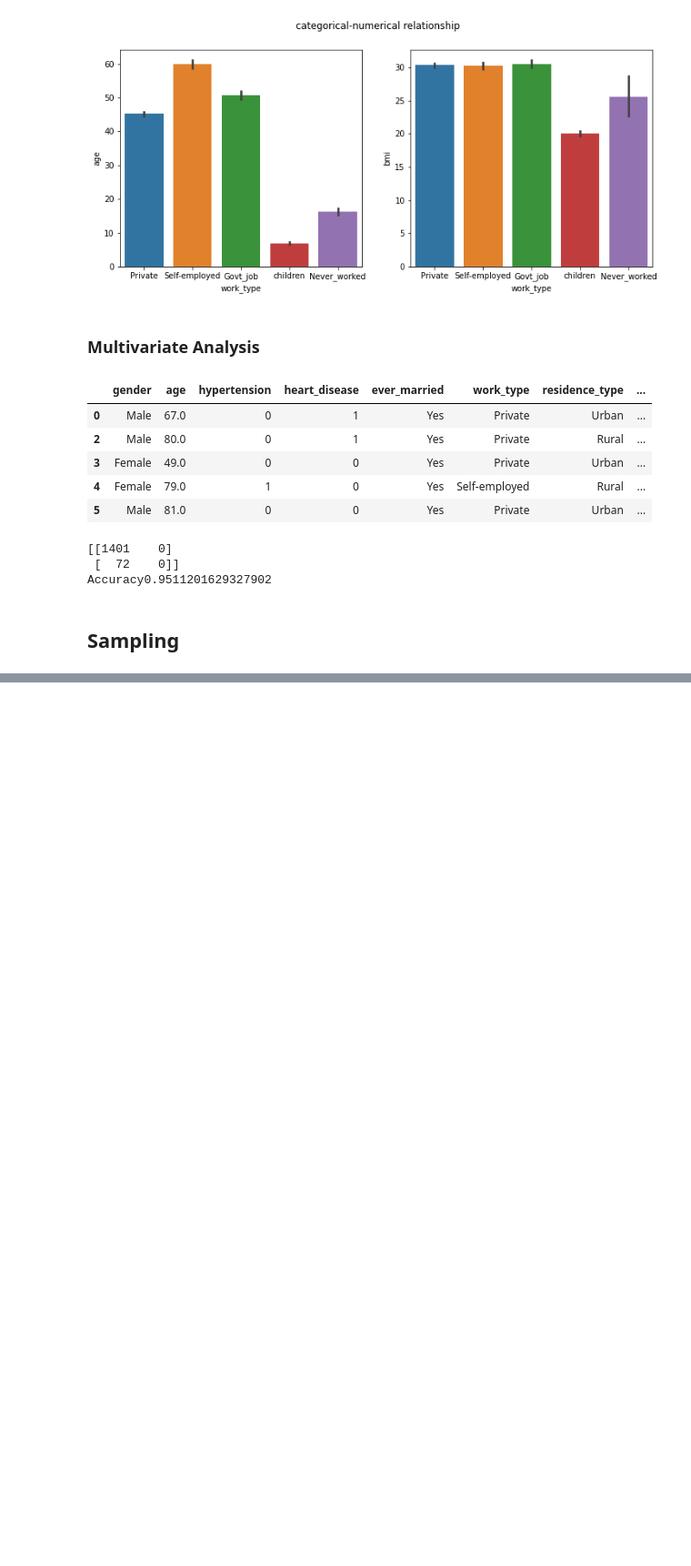
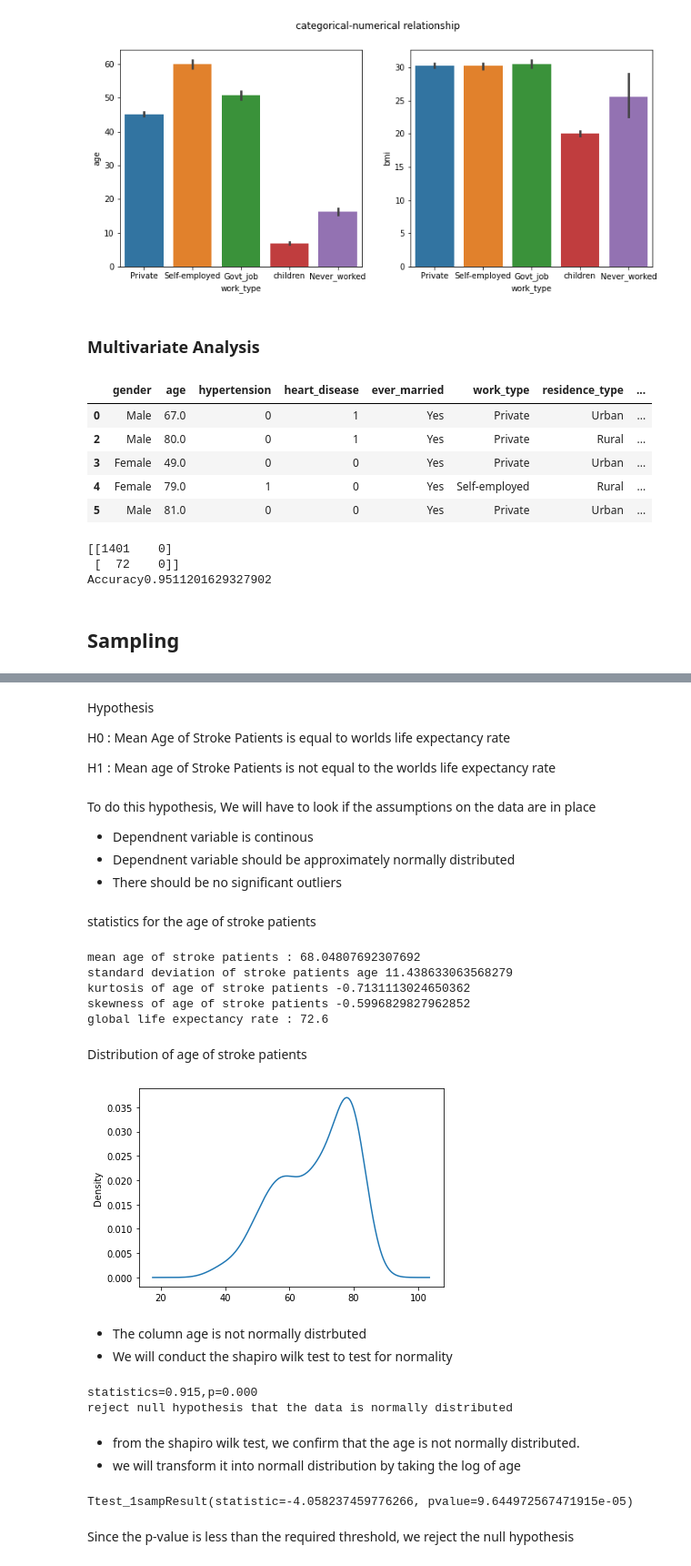
Before and after one commit to quincynjoroge/stroke-health-care-analysis, a Jupyter notebook: Stroke_Analysis.ipynb, the cells around one changed output, grey strips where cells are left out. Shown at 91% size. Saved outputs shown, nothing was run; the diff lists cells and outputs as text; code cells hidden in the pictures; blank space fills up the shorter version.

Commit message:
Conducted hypothesis testing. Used the T-test.

```diff
--- a/Stroke_Analysis.ipynb
+++ b/Stroke_Analysis.ipynb
@@ -862,0 +869,3 @@ Accuracy0.9511201629327902
+# %%
+sufferedstoke=healthdata[healthdata['stroke']==1]
+sufferedstoke.head()
@@ -866,7 +886,7 @@ We will create a proportionate stratified sample using our age column. Our sampl
 # We are going to appliy a function that puts each subset into a random sample with a size of 245 while strictly maintaining the population's proportions.
 
 # Stratified sample
-healthdata_sample = healthdata.groupby('age', group_keys=False).apply(lambda grouped_subset : grouped_subset.sample(frac=0.05))
+healthdata_sample = sufferedstoke.groupby('age', group_keys=False).apply(lambda grouped_subset : grouped_subset.sample(frac=0.5))
 
 # proportion of the non_stratified sample
 print(healthdata_sample['age'].value_counts())
@@ -893,0 +916,66 @@ Name: age, Length: 81, dtype: int64
+# %% [markdown]
+Hypothesis
+
+H0 : Mean Age of Stroke Patients is equal to worlds life expectancy rate
+
+H1 : Mean age of Stroke Patients is not equal to the worlds life expectancy rate
+# %% [markdown]
+To do this hypothesis, We will have to look if the assumptions on the data are in place
+
+- Dependnent variable is continous
+- Dependnent variable should be approximately normally distributed
+- There should be no significant outliers
+# %% [markdown]
+statistics for the age of stroke patients
+# %%
+meanageofstroke=healthdata_sample['age'].mean()
+standard_deviation_of_stroke_patients_age=healthdata_sample['age'].std()
+global_life_expectancy_rate=72.6
+
+print('mean age of stroke patients :',healthdata_sample['age'].mean())
+print('standard deviation of stroke patients age',healthdata_sample['age'].std())
+print('kurtosis of age of stroke patients',healthdata_sample['age'].kurt())
+print('skewness of age of stroke patients',healthdata_sample['age'].skew())
+print('global life expectancy rate :',global_life_expectancy_rate)
+# %% [output]
+mean age of stroke patients : 68.04807692307692
+standard deviation of stroke patients age 11.438633063568279
+kurtosis of age of stroke patients -0.7131113024650362
+skewness of age of stroke patients -0.5996829827962852
+global life expectancy rate : 72.6
+# %% [markdown]
+Distribution of age of stroke patients
+# %%
+healthdata_sample['age'].plot(kind='kde')
+plt.show()
+# %% [output]
+[figure, added]
+# %% [markdown]
+- The column age is not normally distrbuted
+- We will conduct the shapiro wilk test to test for normality
+# %%
+from scipy.stats import shapiro
+stats,p=shapiro(healthdata_sample['age'])
+print('statistics=%.3f,p=%.3f'%(stats,p))
+
+#decision rule
+alpha=0.05
+if p<alpha:
+  print('reject null hypothesis that the data is normally distributed')
+else:
+  print('data is normally distributed')
+# %% [output]
+statistics=0.915,p=0.000
+reject null hypothesis that the data is normally distributed
+# %% [markdown]
+- from the shapiro wilk test, we confirm that the age is not normally distributed.
+- we will transform it into normall distribution by taking the log of age
+# %%
+import scipy.stats as stats
+
+#perform one sample t-test
+stats.ttest_1samp(healthdata_sample['age'], popmean=72.6)
+# %% [output]
+Ttest_1sampResult(statistic=-4.058237459776266, pvalue=9.644972567471915e-05)
+# %% [markdown]
+Since the p-value is less than the required threshold, we reject the null hypothesis
```
Also changed, not shown: parts of 13 cells of this notebook.
